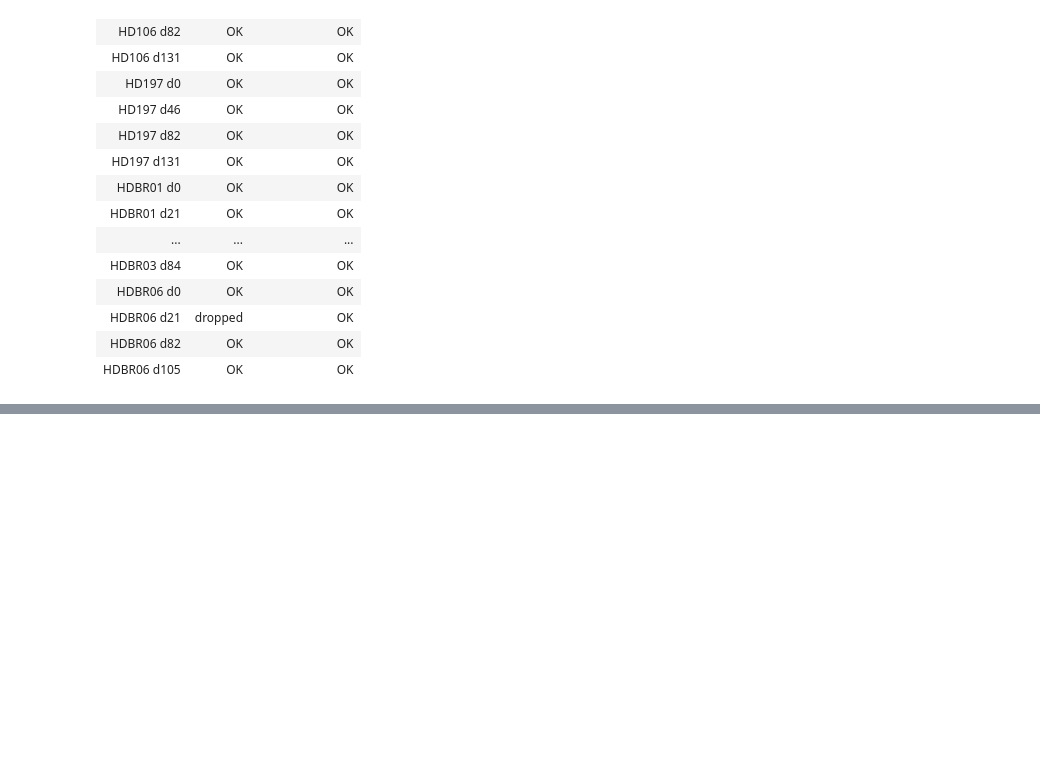
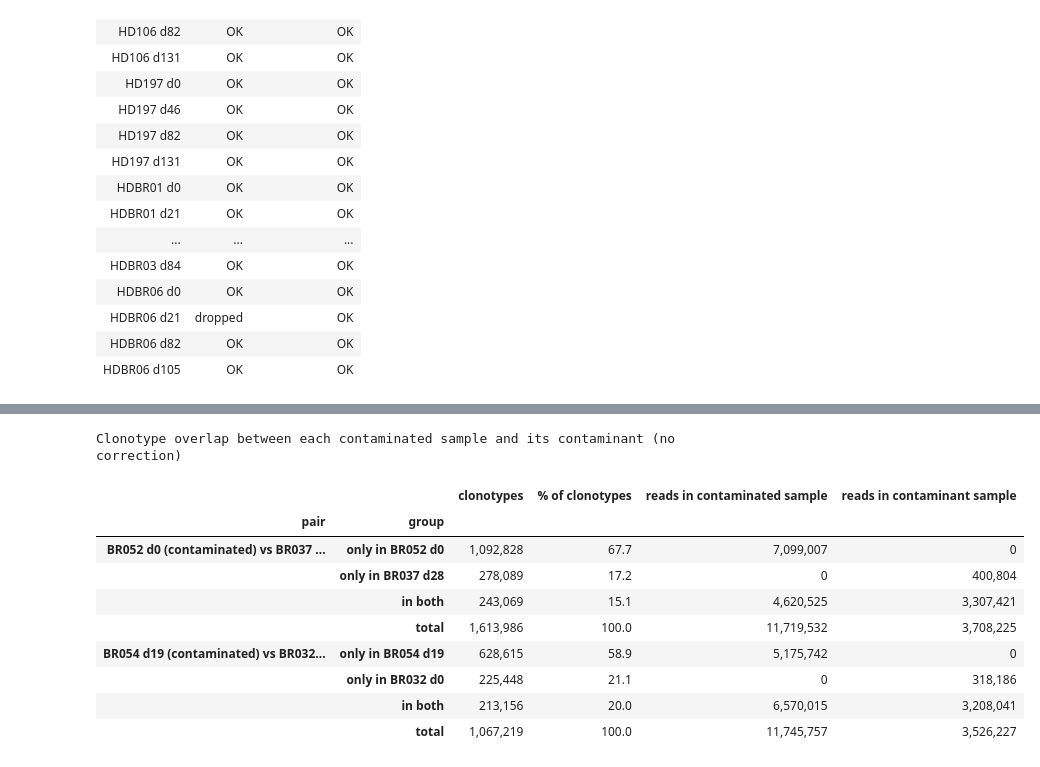
Before and after one commit to leogabcz/VHIO-colab, a Jupyter notebook: notebooks/Notebook_1_EDA.ipynb, the cells around one changed output, grey strips where cells are left out. Drawn from its saved outputs; the diff is of its cells as text; code cells hidden in the pictures; blank space fills up the shorter version.

```diff
--- a/notebooks/Notebook_1_EDA.ipynb
+++ b/notebooks/Notebook_1_EDA.ipynb
@@ -1774,0 +1775,55 @@ Donors
+# %%
+# Contaminated vs contaminant sample: clonotype overlap (CDR3 + V + J), no correction
+from pathlib import Path
+
+DATA = Path('../data/patients_clono_swapped')
+PAIRS = [('BR052', 0, 'BR037', 28),            # (contaminated patient, day, contaminant patient, day)
+         ('BR054', 19, 'BR032', 0)]
+
+def sample_counts(p, day):
+    """Reads per clonotype key (CDR3|V|J) in one sample; keys are used for matching only, never shown."""
+    cnt = pd.read_csv(DATA / 'counts' / f'{p}.csv')
+    cnt = cnt[(cnt['day'] == day) & (cnt['count'] > 0)]
+    seq = pd.read_csv(DATA / 'sequences' / f'{p}_sequences.csv', dtype=str, keep_default_na=False)
+    key = seq['CDR3_sequence'].str.strip() + '|' + seq['TRBV'].str.strip() + '|' + seq['TRBJ'].str.strip()
+    kmap = pd.Series(key.to_numpy(), index=seq['clono'].astype(int).to_numpy())
+    kmap = kmap[~kmap.index.duplicated()]
+    return cnt.assign(key=kmap.reindex(cnt['clono'].astype(int).to_numpy()).to_numpy()).groupby('key')['count'].sum()
+
+rows = []
+for c_p, c_day, s_p, s_day in PAIRS:
+    C, S = sample_counts(c_p, c_day), sample_counts(s_p, s_day)
+    only_c = C.index.difference(S.index)
+    only_s = S.index.difference(C.index)
+    both = C.index.intersection(S.index)
+    total = len(only_c) + len(only_s) + len(both)
+    pair = f'{c_p} d{c_day} (contaminated) vs {s_p} d{s_day} (contaminant)'
+    for group, keys in [(f'only in {c_p} d{c_day}', only_c), (f'only in {s_p} d{s_day}', only_s), ('in both', both)]:
+        rows.append({'pair': pair, 'group': group, 'clonotypes': len(keys), '% of clonotypes': 100 * len(keys) / total,
+                     f'reads in contaminated sample': int(C.reindex(keys).fillna(0).sum()),
+                     f'reads in contaminant sample': int(S.reindex(keys).fillna(0).sum())})
+    rows.append({'pair': pair, 'group': 'total', 'clonotypes': total, '% of clonotypes': 100.0,
+                 'reads in contaminated sample': int(C.sum()), 'reads in contaminant sample': int(S.sum())})
+
+tab = pd.DataFrame(rows).set_index(['pair', 'group'])
+LINE = 'border-bottom: 2px solid #3d3c39'
+display(tab.style
+        .format({'clonotypes': '{:,.0f}', '% of clonotypes': '{:.1f}',
+                 'reads in contaminated sample': '{:,.0f}', 'reads in contaminant sample': '{:,.0f}'})
+        .apply(lambda r: [LINE + '; font-weight: bold' if r.name[1] == 'total' else '' for _ in r], axis=1)
+        .apply_index(lambda s: [LINE + '; font-weight: bold' if v == 'total' else '' for v in s], level='group')
+        .apply_index(lambda s: [LINE for _ in s], level='pair')
+        .set_caption('Clonotype overlap between each contaminated sample and its contaminant (no correction)')
+        .set_table_styles([{'selector': 'caption', 'props': 'caption-side: top; text-align: left; font-weight: bold;'}]))
+# %% [output]
+Clonotype overlap between each contaminated sample and its contaminant (no correction)
+|  |  | clonotypes | % of clonotypes | reads in contaminated sample | reads in contaminant sample |
+| pair | group |  |  |  |  |
+| BR052 d0 (contaminated) vs BR037 ... | only in BR052 d0 | 1,092,828 | 67.7 | 7,099,007 | 0 |
+|  | only in BR037 d28 | 278,089 | 17.2 | 0 | 400,804 |
+|  | in both | 243,069 | 15.1 | 4,620,525 | 3,307,421 |
+|  | total | 1,613,986 | 100.0 | 11,719,532 | 3,708,225 |
+| BR054 d19 (contaminated) vs BR032... | only in BR054 d19 | 628,615 | 58.9 | 5,175,742 | 0 |
+|  | only in BR032 d0 | 225,448 | 21.1 | 0 | 318,186 |
+|  | in both | 213,156 | 20.0 | 6,570,015 | 3,208,041 |
+|  | total | 1,067,219 | 100.0 | 11,745,757 | 3,526,227 |
```
Also changed, not shown: parts of 3 cells of this notebook, 12 other files.
